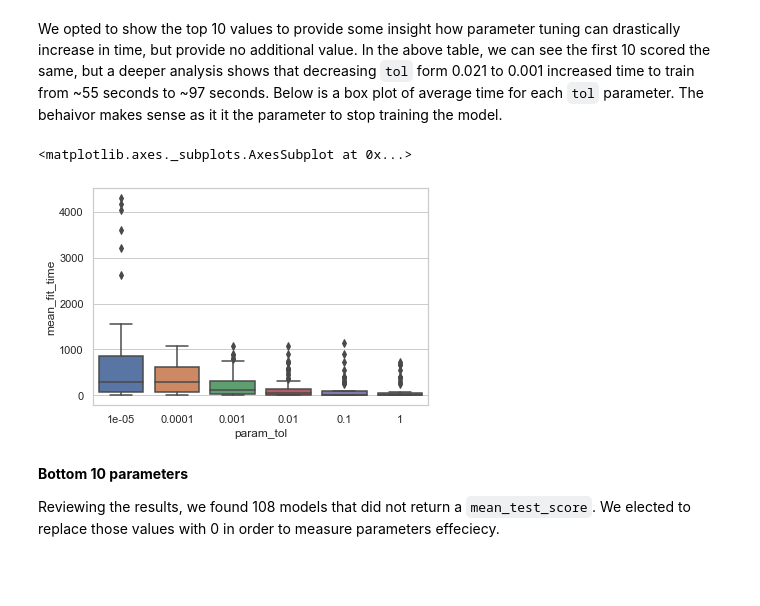
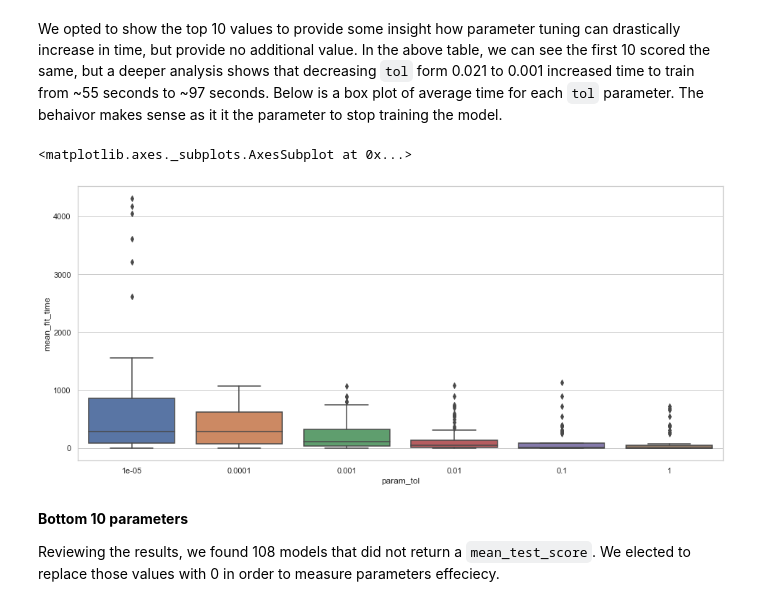
Before and after one commit to cmadding/MSDS_7333_QTW, a Jupyter notebook: CaseStudy08/Ansari_Ballenger_Godbole_MaddingUnit08 - Final.ipynb, the cells around one changed output. Saved outputs shown, nothing was run; the diff lists cells and outputs as text; code cells hidden in the pictures; blank space fills up the shorter version.

Commit message:
Q3 - Updated and some more plots
Q3 - Updated and some more plots

```diff
--- a/CaseStudy08/Ansari_Ballenger_Godbole_MaddingUnit08 - Final.ipynb
+++ b/CaseStudy08/Ansari_Ballenger_Godbole_MaddingUnit08 - Final.ipynb
@@ -43,10 +55,17 @@ The "target" column in the set is the variable to predict. It is equal to 1 for
 # %%
 import pandas as pd
 
-case_8 = pd.read_csv("data/case_8.csv")
+case_8 = pd.read_csv("~/Dropbox/Case_Study_8/case_8.csv")
+
 print("Data Size", case_8.shape)
 print("Drop ID and Target")
+
+## For plotting
+lables = case_8.target
+
 y = case_8.target.values
+
 case_8.drop(["ID","target"], axis=1, inplace=True)
 print("Data Size", case_8.shape)
+
 case_8.head()
@@ -421,11 +569,11 @@ We opted to show the top 10 values to provide some insight how parameter tuning
 # %%
 import seaborn as sns
 sns.set(style="whitegrid")
-
+plt.figure(figsize=(16, 7))
 sns.boxplot(x="param_tol", y="mean_fit_time", data=svc_gridsearch)
 # %% [output]
 <matplotlib.axes._subplots.AxesSubplot at 0x...>
-[figure, old version]
+[figure, new version]
 # %% [markdown]
 **Bottom 10 parameters**
 
```
Also changed, not shown: parts of 61 cells of this notebook, 1 other file.
